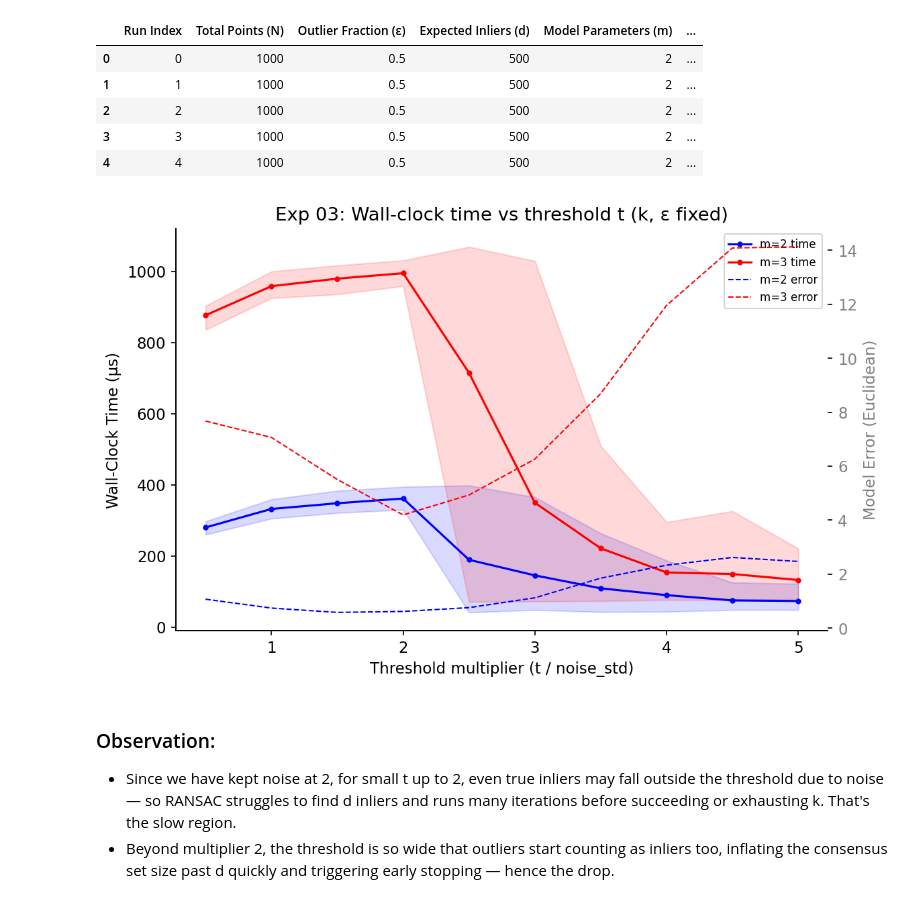
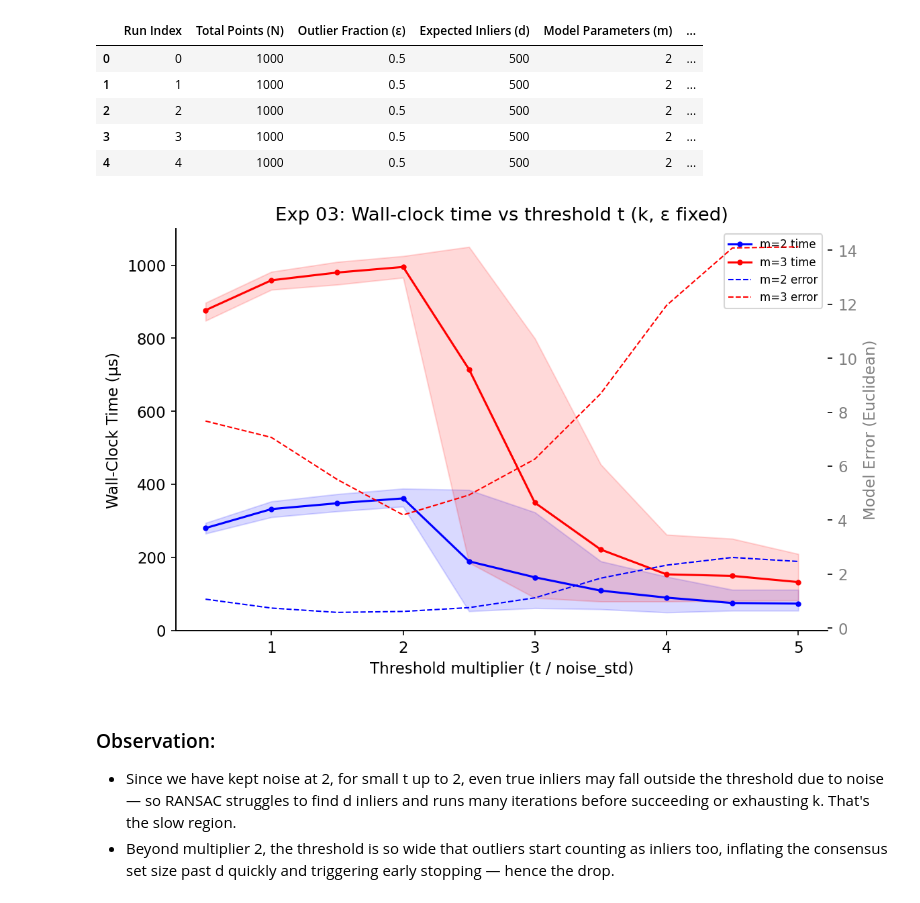
Before and after one commit to arshsinghphd/RANSAC-analysis, a Jupyter notebook: empirical_analysis/ransac_notebook.ipynb, the cells around one changed output. Drawn from its saved outputs; the diff is of its cells as text; code cells hidden in the pictures.

```diff
--- a/empirical_analysis/ransac_notebook.ipynb
+++ b/empirical_analysis/ransac_notebook.ipynb
@@ -129,8 +129,8 @@ for m, color in [(2, "blue"), (3, "red")]:
     sub = df02[df02["Model Parameters (m)"] == m]
     grp = sub.groupby("Outlier Fraction (ε)")["Wall-Clock Time (μs)"]
     means = grp.mean()
-    lower = grp.quantile(0.05)
-    upper = grp.quantile(0.95)
+    lower = grp.quantile(0.10)
+    upper = grp.quantile(0.90)
 
     ax1.plot(means.index, means.values,
              color=color, marker="o", markersize=3, label=f"m={m} time")
@@ -173,36 +173,36 @@ df03.head()
 fig, ax1 = plt.subplots(figsize=(8, 5))
 ax2 = ax1.twinx()
 
 for m, color in [(2, "blue"), (3, "red")]:
     sub = df03[df03["Model Parameters (m)"] == m]
     grp = sub.groupby("t_multiplier")["Wall-Clock Time (μs)"]
     means = grp.mean()
-    lower = grp.quantile(0.05)
-    upper = grp.quantile(0.95)
+    lower = grp.quantile(0.10)
+    upper = grp.quantile(0.90)
 
     ax1.plot(means.index, means.values,
              color=color, marker="o", markersize=3, label=f"m={m} time")
     ax1.fill_between(means.index, lower, upper, alpha=0.15, color=color)
 
     grp2 = sub.groupby("t_multiplier")["Model Error (Euclidean)"]
     ax2.plot(grp2.mean().index, grp2.mean().values,
              color=color, linestyle="--", linewidth=1, label=f"m={m} error")
 
 ax1.set_xlabel("Threshold multiplier (t / noise_std)")
 ax1.set_ylabel("Wall-Clock Time (μs)")
 ax2.set_ylabel("Model Error (Euclidean)", color="grey")
 ax2.tick_params(axis="y", labelcolor="grey")
 ax1.set_title("Exp 03: Wall-clock time vs threshold t (k, ε fixed)")
 
 lines1, labels1 = ax1.get_legend_handles_labels()
 lines2, labels2 = ax2.get_legend_handles_labels()
 ax1.legend(lines1 + lines2, labels1 + labels2, fontsize=8)
 
 plt.tight_layout()
 plt.savefig(f"{FIG_DIR}/exp03_time_vs_threshold.png", dpi=150)
 plt.show()
 # %% [output]
-[figure, old version]
+[figure, new version]
 # %% [markdown]
 ### Observation:
 * Since we have kept noise at 2, for small t up to 2, even true inliers may fall outside the threshold due to noise — so RANSAC struggles to find d inliers and runs many iterations before succeeding or exhausting k. That's the slow region.
```
Also changed, not shown: parts of 3 cells of this notebook.
